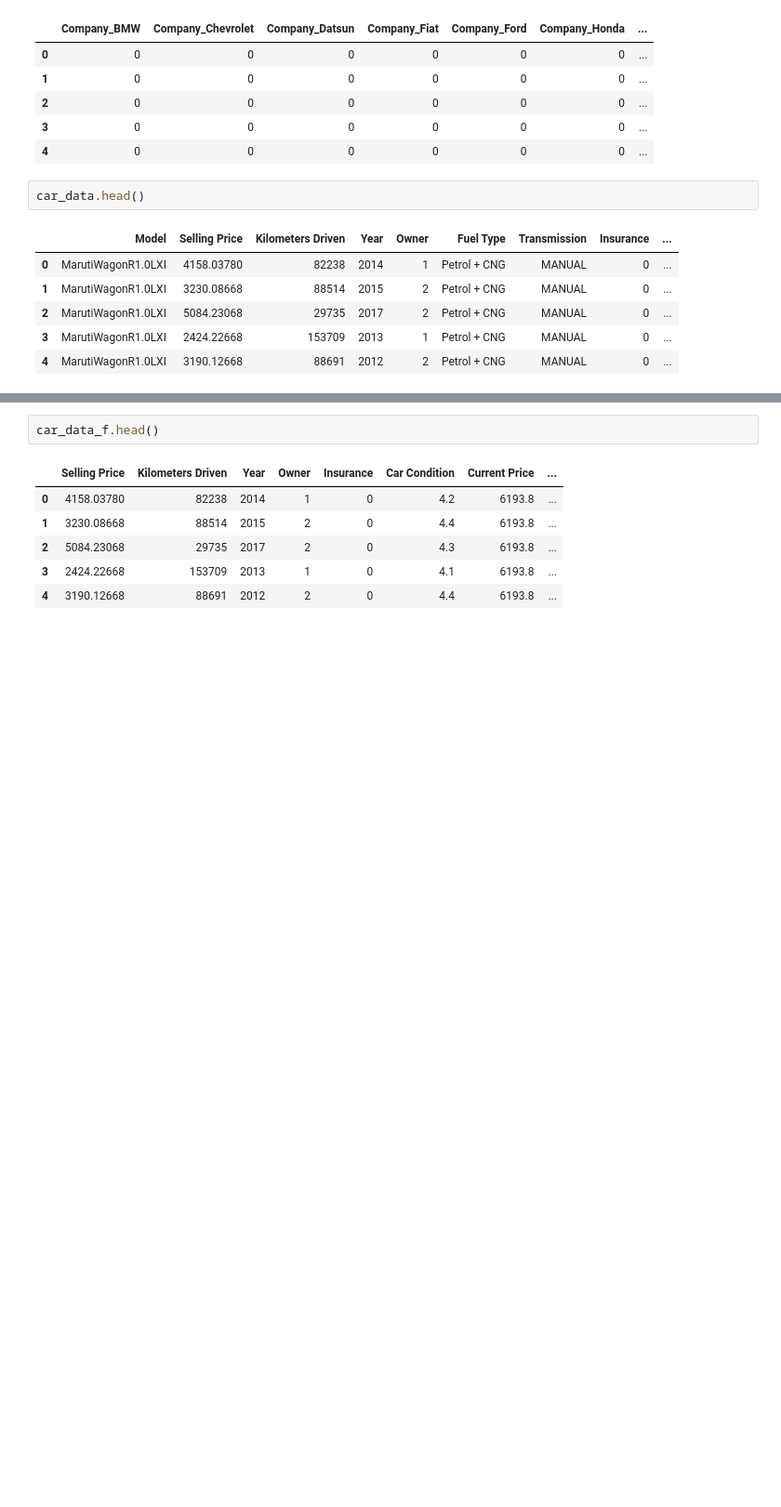
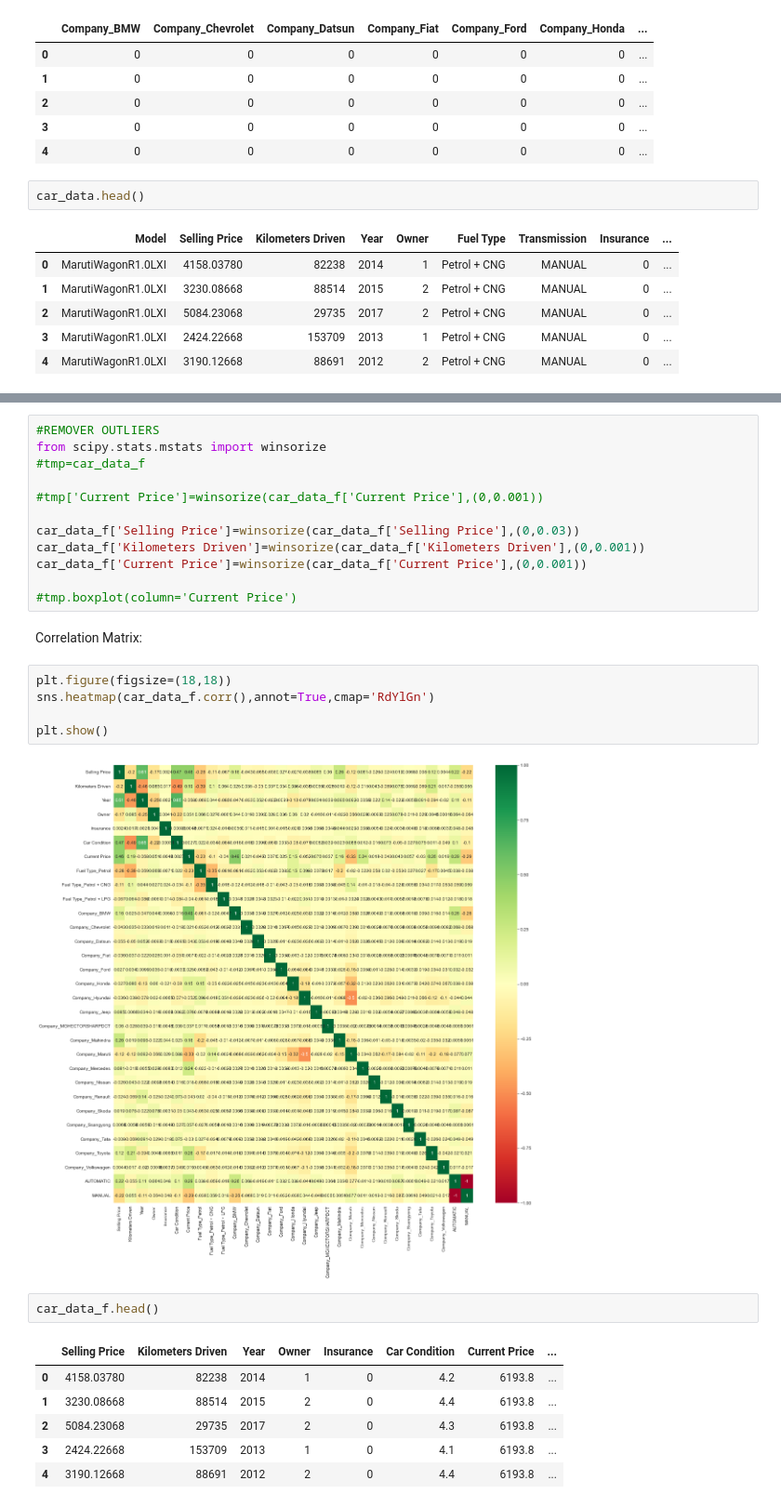
Before and after one commit to Obsessi0n/TrafficPrediction, a Jupyter notebook: Car_Price_Dataset_Notebook/car_prices_dataset.ipynb, the cells around one changed output, grey strips where cells are left out. Shown at 93% size. Cells and saved outputs as stored; diff of their text form; blank space fills up the shorter version.

```diff
--- a/Car_Price_Dataset_Notebook/car_prices_dataset.ipynb
+++ b/Car_Price_Dataset_Notebook/car_prices_dataset.ipynb
@@ -430,3 +440,24 @@ car_data_f = pd.concat([car_data[['Selling Price','Kilometers Driven','Year','Ow
+# %%
+#REMOVER OUTLIERS
+from scipy.stats.mstats import winsorize
+#tmp=car_data_f
+
+#tmp['Current Price']=winsorize(car_data_f['Current Price'],(0,0.001))
+
+car_data_f['Selling Price']=winsorize(car_data_f['Selling Price'],(0,0.03))
+car_data_f['Kilometers Driven']=winsorize(car_data_f['Kilometers Driven'],(0,0.001))
+car_data_f['Current Price']=winsorize(car_data_f['Current Price'],(0,0.001))
+
+#tmp.boxplot(column='Current Price')
+# %% [markdown]
+Correlation Matrix:
+# %%
+plt.figure(figsize=(18,18))
+sns.heatmap(car_data_f.corr(),annot=True,cmap='RdYlGn')
+
+plt.show()
+# %% [output]
+[figure, added]
 # %%
 car_data_f.head()
 # %% [output]
```
Also changed, not shown: parts of 28 cells of this notebook.
